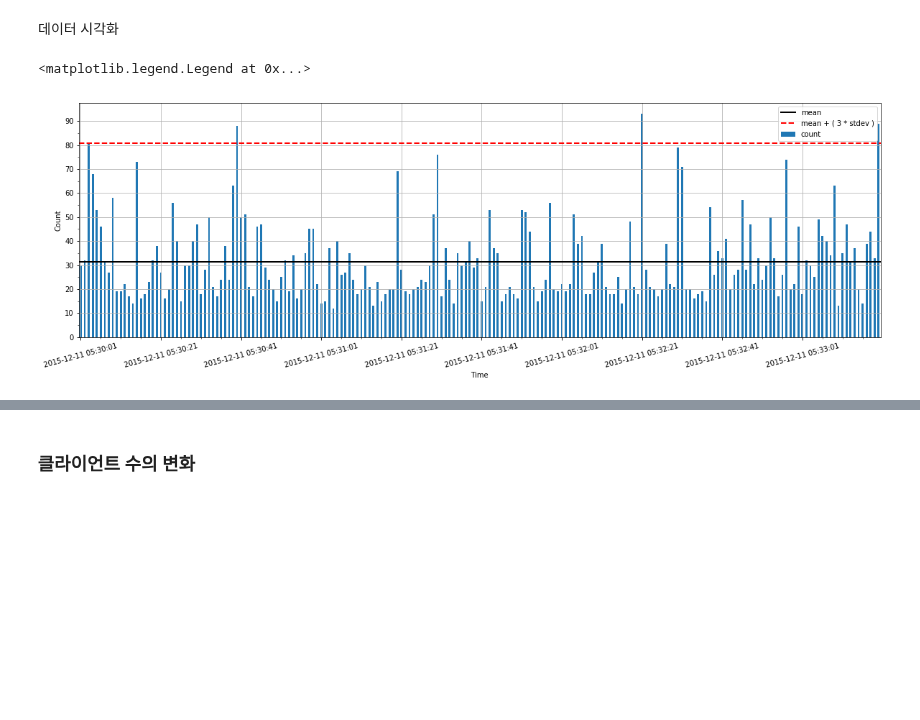
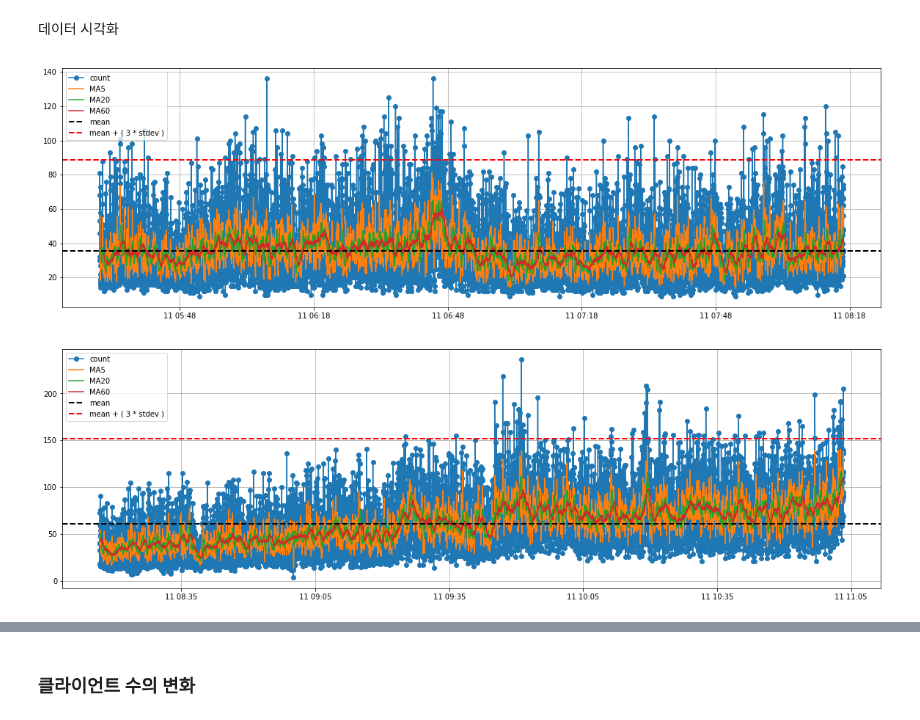
Before and after one commit to pjh0347/hadoop, a Jupyter notebook: anomaly_detection/anomaly_detection.ipynb, the cells around one changed output, grey strips where cells are left out. Drawn from its saved outputs; the diff is of its cells as text; code cells hidden in the pictures; blank space fills up the shorter version.

Commit message:
improves anomaly_detection graph

```diff
--- a/anomaly_detection/anomaly_detection.ipynb
+++ b/anomaly_detection/anomaly_detection.ipynb
@@ -106,7 +90,7 @@ request_cnt_df = df.groupby('time').count().sort('time')
 request_cnt_pdf = request_cnt_df.toPandas()
 request_cnt_pdf = request_cnt_pdf.set_index('time')
 # %%
-#request_cnt_pdf = pd.read_pickle('request_cnt.pkl')
+request_cnt_pdf = pd.read_pickle('request_cnt.pkl')
 #request_cnt_pdf.to_pickle('request_cnt.pkl')
 # %% [markdown]
 데이터 확인
@@ -138,29 +122,47 @@ Name: count, dtype: float64
 # %% [markdown]
 데이터 시각화
 # %%
-request_cnt_pdf = request_cnt_pdf[:200]
+def plot(df, type='line'):
+    mean = df['count'].mean()
+    stdev = df['count'].std()
+    x_max = df['count'].count()
+    y_max = df['count'].max()
 
-mean = request_cnt_pdf['count'].mean()
-stdev = request_cnt_pdf['count'].std()
+    major_xticks = np.arange(0, x_max, x_max/10)
+    minor_xticks = np.arange(0, x_max, x_max/20)
+    major_yticks = np.arange(0, y_max, y_max/5)
+    minor_yticks = np.arange(0, y_max, y_max/10)
 
-major_xticks = np.arange(0, request_cnt_pdf['count'].count(), 20)
-minor_xticks = np.arange(0, request_cnt_pdf['count'].count(), 5)
-major_yticks = np.arange(0, request_cnt_pdf['count'].max(), 10)
-minor_yticks = np.arange(0, request_cnt_pdf['count'].max(), 5)
+    if type == 'line':
+        plt.figure(figsize=(20,6))
+        plt.plot(df.index, df['count'], linestyle='solid', marker='o')
+        plt.plot(df.index, df['MA5'], linestyle='solid')
+        #plt.plot(df.index, df['MA10'], linestyle='solid')
+        plt.plot(df.index, df['MA20'], linestyle='solid')
+        #plt.plot(df.index, df['MA30'], linestyle='solid')
+        plt.plot(df.index, df['MA60'], linestyle='solid')
+        plt.axhline(y=mean, linewidth=2, color='black', linestyle='dashed', label='mean')
+        plt.axhline(y=mean+(3*stdev), linewidth=2, color='red', linestyle='dashed', label='mean + ( 3 * stdev )')
+    elif type == 'bar':
+        ax = df.plot(figsize=(20,6), kind='bar', grid=True, rot=15)
+        plt.axhline(y=mean, linewidth=2, color='black', linestyle='dashed', label='mean')
+        plt.axhline(y=mean+(3*stdev), linewidth=2, color='red', linestyle='dashed', label='mean + ( 3 * stdev )')
+        ax.set_xlabel('Time')
+        ax.set_ylabel('Count')
+        ax.set_xticklabels(df.index[0:x_max:x_max/10])
+        ax.set_yticklabels(major_yticks)
+        ax.set_xticks(major_xticks)
+        ax.set_xticks(minor_xticks, minor=True)
+        ax.set_yticks(major_yticks)
+        ax.set_yticks(minor_yticks, minor=True)
 
-ax = request_cnt_pdf.plot(figsize=(20,6), kind='bar', grid=True, rot=15)
-plt.axhline(y=mean, linewidth=2, color='black', label='mean')
-plt.axhline(y=mean+(3*stdev), linewidth=2, color='red', linestyle='dashed', label='mean + ( 3 * stdev )')
+    plt.legend(loc="best")
+    plt.grid(True)
+    plt.show()
 
-ax.set_xlabel('Time')
-ax.set_ylabel('Count')
-ax.set_xticklabels(request_cnt_pdf.index[0:request_cnt_pdf['count'].count():20])
-ax.set_xticks(major_xticks)
-ax.set_xticks(minor_xticks, minor=True)
-ax.set_yticks(major_yticks)
-ax.set_yticks(minor_yticks, minor=True)
-
-plt.legend(loc="best")
+plot(request_cnt_pdf[0:10000], type='line')
+plot(request_cnt_pdf[10000:20000], type='line')
+#request_cnt_pdf[15600:15800]
 # %% [output]
-<matplotlib.legend.Legend at 0x...>
-[figure, old version]
+[figure, new version]
+[figure, added]
```
Also changed, not shown: parts of 6 cells of this notebook.
